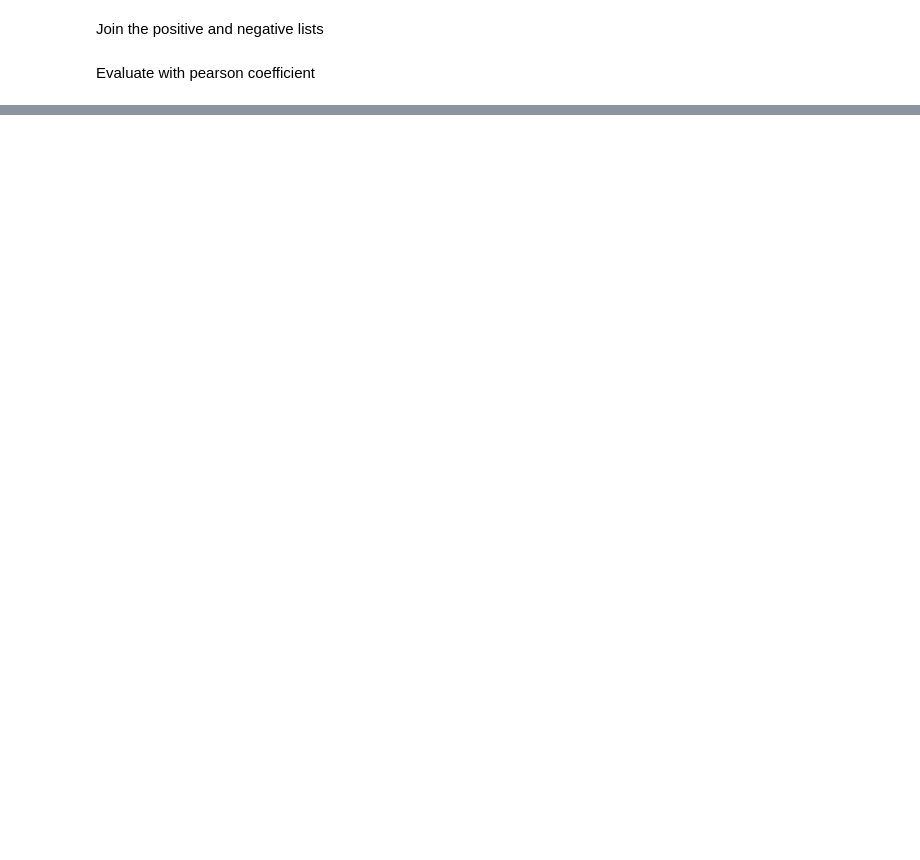
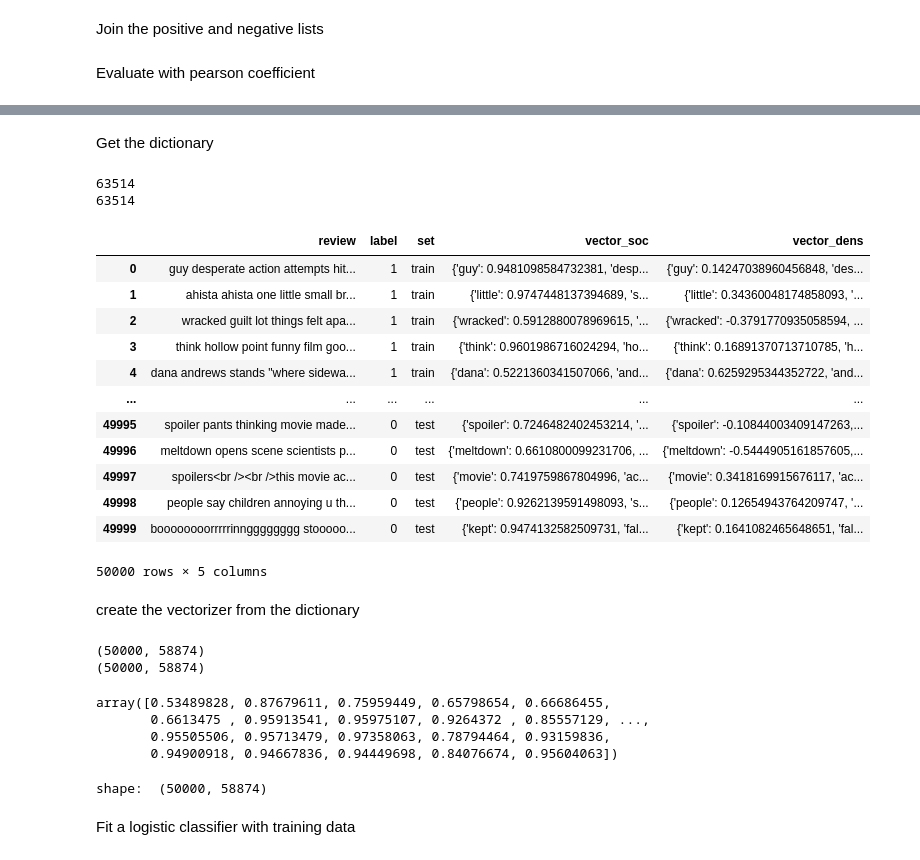
Before and after one commit to DavidMaister/hateDictionary, a Jupyter notebook: imdb_evaluation.ipynb, the cells around one changed output, grey strips where cells are left out. Drawn from its saved outputs; the diff is of its cells as text; code cells hidden in the pictures; blank space fills up the shorter version.

```diff
--- a/imdb_evaluation.ipynb
+++ b/imdb_evaluation.ipynb
@@ -121,0 +262,4 @@ np.min(list_socialsent)
+# %%
+test_set = imdb_reviews[imdb_reviews['set'] == 'test']
+# %%
+imdb_reviews = train_set.append(test_set)
@@ -121,0 +339,2 @@ np.min(list_socialsent)
+# %% [markdown]
+Get the dictionary
@@ -121,0 +356,60 @@ np.min(list_socialsent)
+# %%
+print(len(list(dict_socialsent.values())))
+print(len(list(dict_densify.values())))
+# %% [output]
+63514
+63514
+# %%
+def create_dict_value(data):
+    counter = 0
+
+    dict_vector_soc = {}   # socialsent
+    dict_vector_dens = {}  # densify
+    for word in data['review'].split():
+        if dict_socialsent.get(word) is not None:
+            dict_vector_soc[word] = dict_socialsent.get(word)
+            dict_vector_dens[word] = dict_densify.get(word)
+    data['vector_soc'] = dict_vector_soc
+    data['vector_dens'] = dict_vector_dens
+    return data
+# %%
+imdb_reviews = imdb_reviews.apply(create_dict_value, axis=1)
+imdb_reviews
+# %% [output]
+|  | review | label | set | vector_soc | vector_dens |
+| 0 | guy desperate action attempts hit... | 1 | train | {'guy': 0.9481098584732381, 'desp... | {'guy': 0.14247038960456848, 'des... |
+| 1 | ahista ahista one little small br... | 1 | train | {'little': 0.9747448137394689, 's... | {'little': 0.34360048174858093, '... |
+| 2 | wracked guilt lot things felt apa... | 1 | train | {'wracked': 0.5912880078969615, '... | {'wracked': -0.3791770935058594, ... |
+| 3 | think hollow point funny film goo... | 1 | train | {'think': 0.9601986716024294, 'ho... | {'think': 0.16891370713710785, 'h... |
+| 4 | dana andrews stands "where sidewa... | 1 | train | {'dana': 0.5221360341507066, 'and... | {'dana': 0.6259295344352722, 'and... |
+| ... | ... | ... | ... | ... | ... |
+| 49995 | spoiler pants thinking movie made... | 0 | test | {'spoiler': 0.7246482402453214, '... | {'spoiler': -0.10844003409147263,... |
+| 49996 | meltdown opens scene scientists p... | 0 | test | {'meltdown': 0.6610800099231706, ... | {'meltdown': -0.5444905161857605,... |
+| 49997 | spoilers<br /><br />this movie ac... | 0 | test | {'movie': 0.7419759867804996, 'ac... | {'movie': 0.3418169915676117, 'ac... |
+| 49998 | people say children annoying u th... | 0 | test | {'people': 0.9262139591498093, 's... | {'people': 0.12654943764209747, '... |
+| 49999 | boooooooorrrrrinngggggggg stooooo... | 0 | test | {'kept': 0.9474132582509731, 'fal... | {'kept': 0.1641082465648651, 'fal... |
+50000 rows × 5 columns
+# %% [markdown]
+create the vectorizer from the dictionary
+# %%
+v = DictVectorizer(sparse=False)
+v_soc = v.fit_transform(imdb_reviews['vector_soc'])
+v_dens = v.fit_transform(imdb_reviews['vector_dens'])
+print(v_soc.shape)
+print(v_dens.shape)
+# %% [output]
+(50000, 58874)
+(50000, 58874)
+# %%
+np.set_printoptions(threshold= 10, edgeitems=10)
+
+display(v_soc[1][v_soc[1] > 0])
+print('shape: ', v_soc.shape)
+# %% [output]
+array([0.53489828, 0.87679611, 0.75959449, 0.65798654, 0.66686455,
+       0.6613475 , 0.95913541, 0.95975107, 0.9264372 , 0.85557129, ...,
+       0.95505506, 0.95713479, 0.97358063, 0.78794464, 0.93159836,
+       0.94900918, 0.94667836, 0.94449698, 0.84076674, 0.95604063])
+shape:  (50000, 58874)
+# %% [markdown]
+Fit a logistic classifier with training data
```
Also changed, not shown: parts of 64 cells of this notebook, 3 other files.
